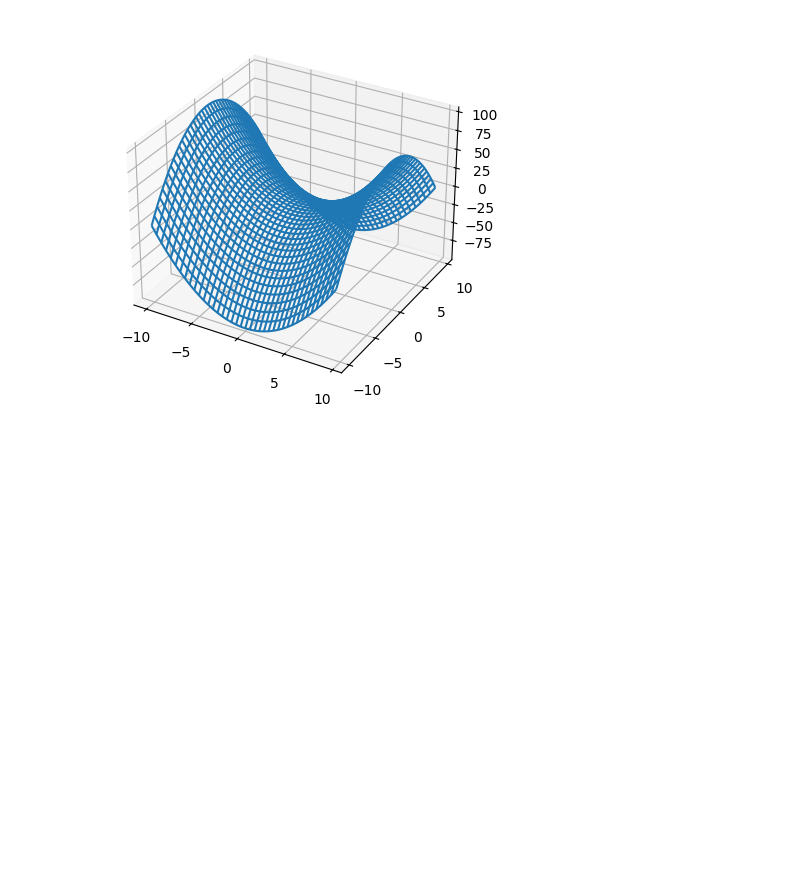
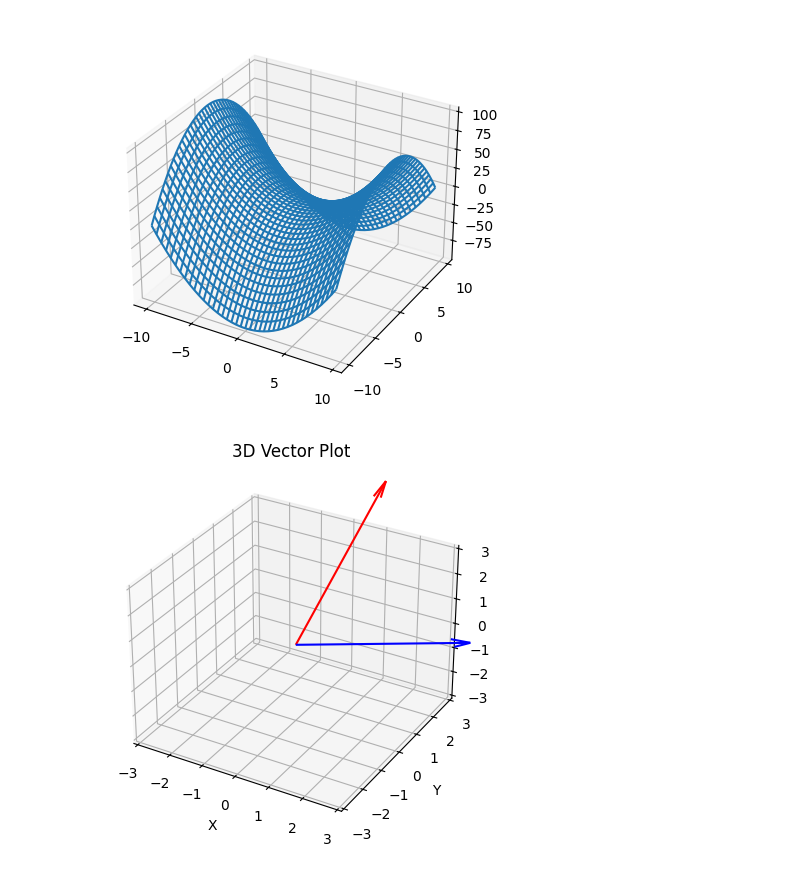
Before and after one commit to Chernegi/ds-tools, a Jupyter notebook: 03_Visualise_3D.ipynb, the cells around one changed output. Cells and saved outputs as stored; diff of their text form; code cells hidden in the pictures; blank space fills up the shorter version.

Commit message:
added 3d vector plot example

```diff
--- a/03_Visualise_3D.ipynb
+++ b/03_Visualise_3D.ipynb
@@ -34,3 +34,33 @@ ax.plot_wireframe(x, y, z)
 plt.show()
 # %% [output]
 [figure]
+# %%
+# Plot vector in 3D
+
+# import required libraries
+import numpy as np
+import matplotlib.pyplot as plt
+
+fig = plt.figure()
+ax = fig.add_subplot(111, projection='3d')
+
+v1 = np.array([1, 3, 5])
+v2 = np.array([5, 0, 2])
+
+#VECTOR 1
+ax.quiver(0, 0, 0, v1[0], v1[1], v1[2], color='r', arrow_length_ratio=0.1)
+#VECTOR 2
+ax.quiver(0, 0, 0, v2[0], v2[1], v2[2], color='b', arrow_length_ratio=0.1)
+
+ax.set_xlim([-3, 3])
+ax.set_ylim([-3, 3])
+ax.set_zlim([-3, 3])
+
+ax.set_xlabel('X')
+ax.set_ylabel('Y')
+ax.set_zlabel('Z')
+plt.title('3D Vector Plot')
+
+plt.show()
+# %% [output]
+[figure, added]
```
